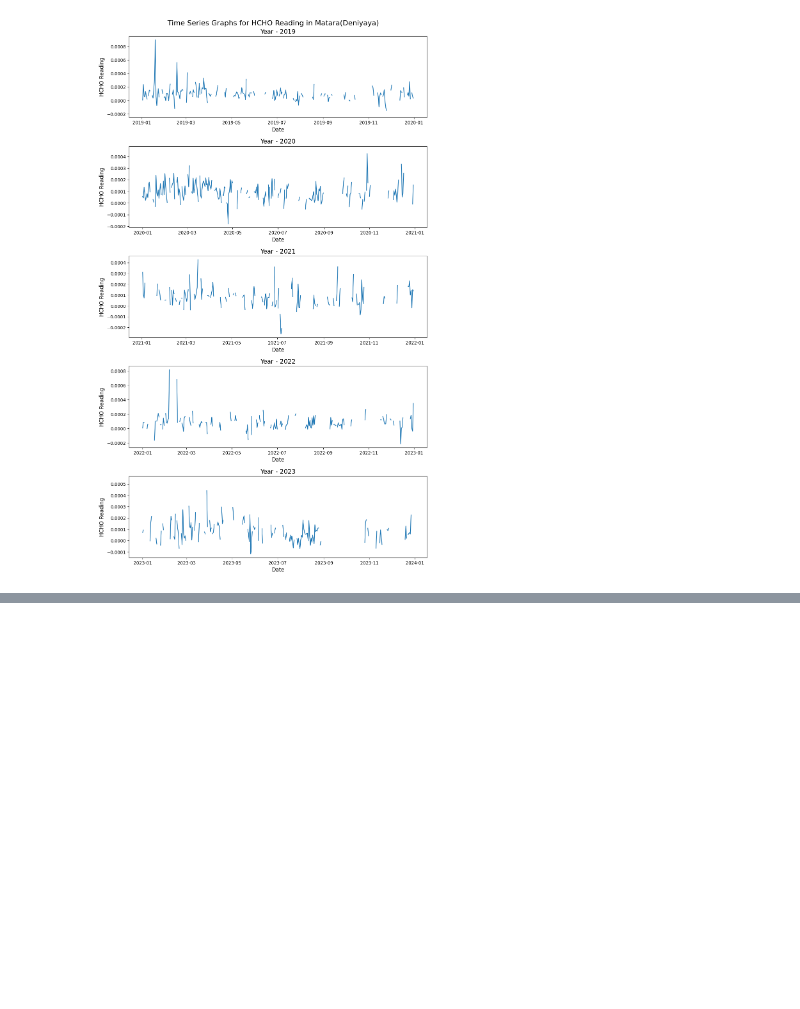
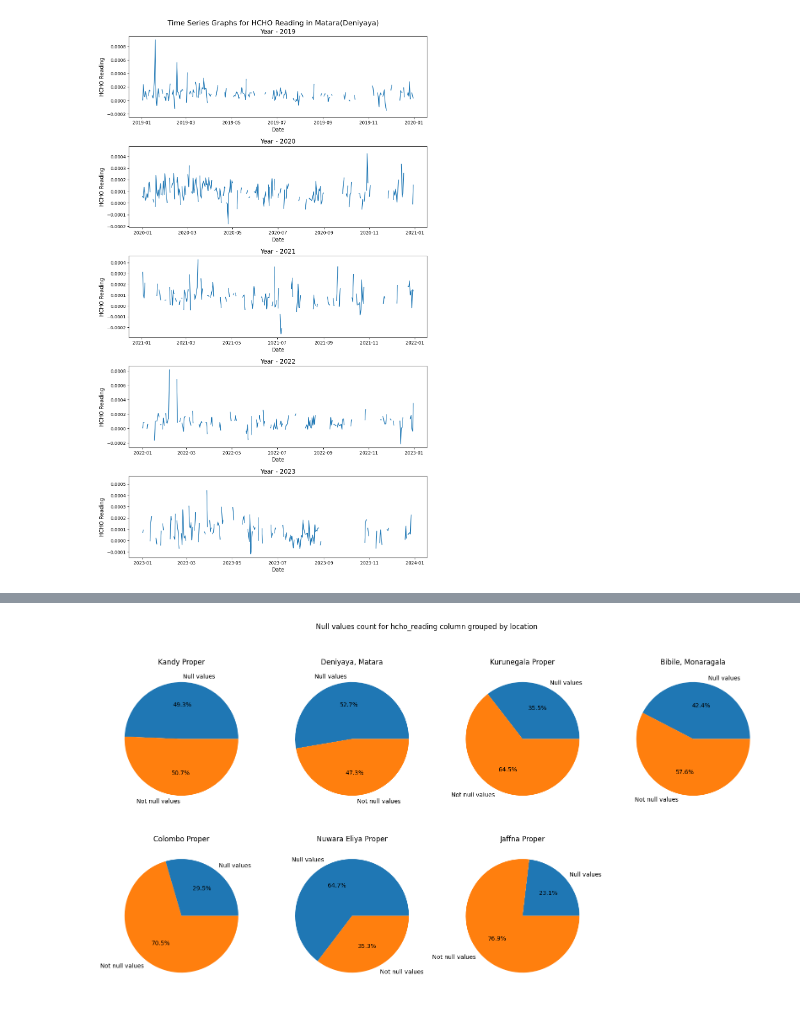
Before and after one commit to SewminaFernando/HCHO_Analyzing, a Jupyter notebook: notebooks/data_visualization(before cleaning data).ipynb, the cells around one changed output, grey strips where cells are left out. Saved outputs shown, nothing was run; the diff lists cells and outputs as text; code cells hidden in the pictures; blank space fills up the shorter version.

```diff
--- a/notebooks/data_visualization(before cleaning data).ipynb
+++ b/notebooks/data_visualization(before cleaning data).ipynb
@@ -563,0 +596,20 @@ plt.show()
+# %%
+# Draw pie charts to look for null values grouped by location
+null_values = all_data.filter(F.col("hcho_reading").isNull()).groupBy("location").count().toPandas()
+not_null_values = all_data.filter(F.col("hcho_reading").isNotNull()).groupBy("location").count().toPandas()
+
+fig, axs = plt.subplots(2, 4, figsize=(20, 10))
+fig.suptitle("Null values count for hcho_reading column grouped by location")
+
+for i, ax in enumerate(axs.flat):
+    if i < len(null_values):
+        ax.pie([null_values["count"][i], not_null_values["count"][i]],
+               labels=["Null values", "Not null values"], autopct='%1.1f%%')
+        ax.set_title(null_values["location"][i])
+    # Remove the last subplot
+    else:
+        fig.delaxes(ax)
+
+plt.show()
+# %% [output]
+[figure, added]
```
Also changed, not shown: parts of 5 cells of this notebook.
